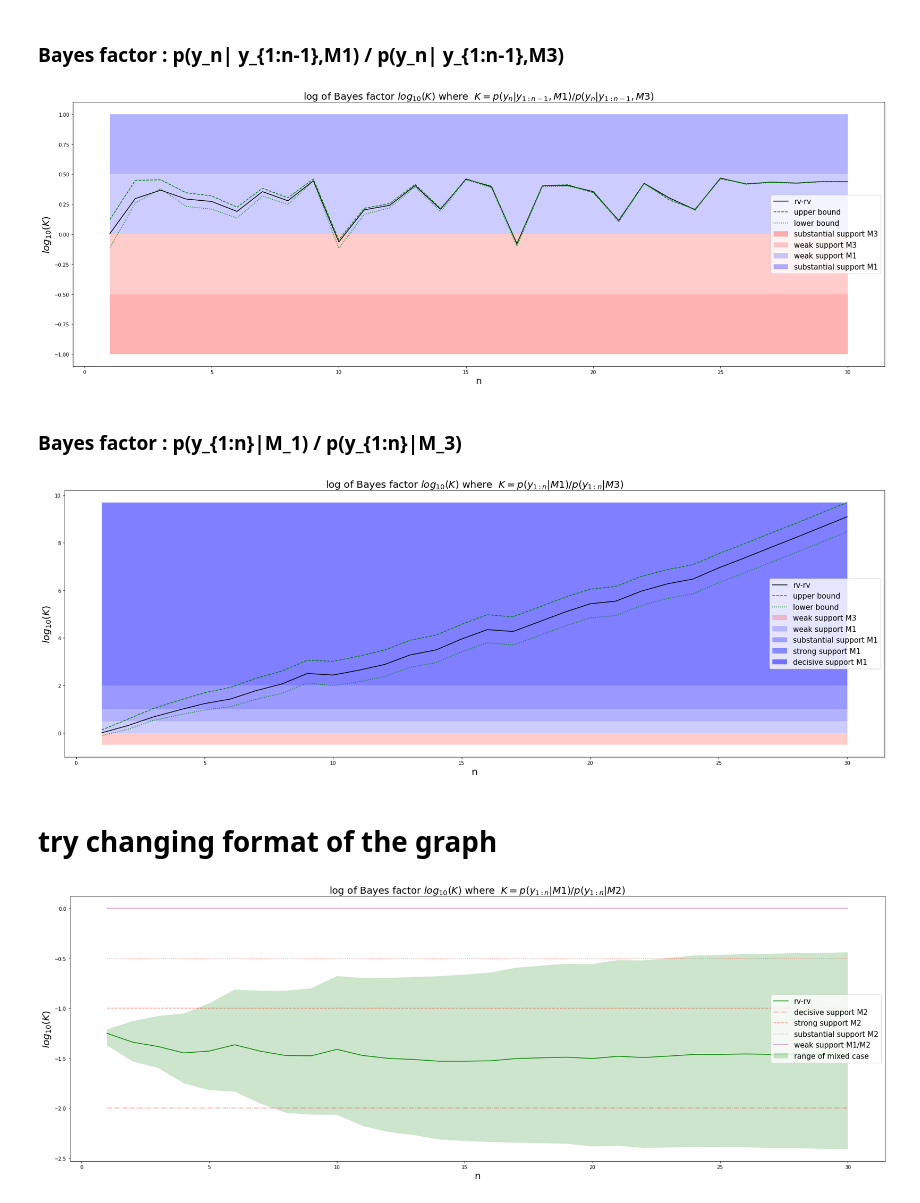
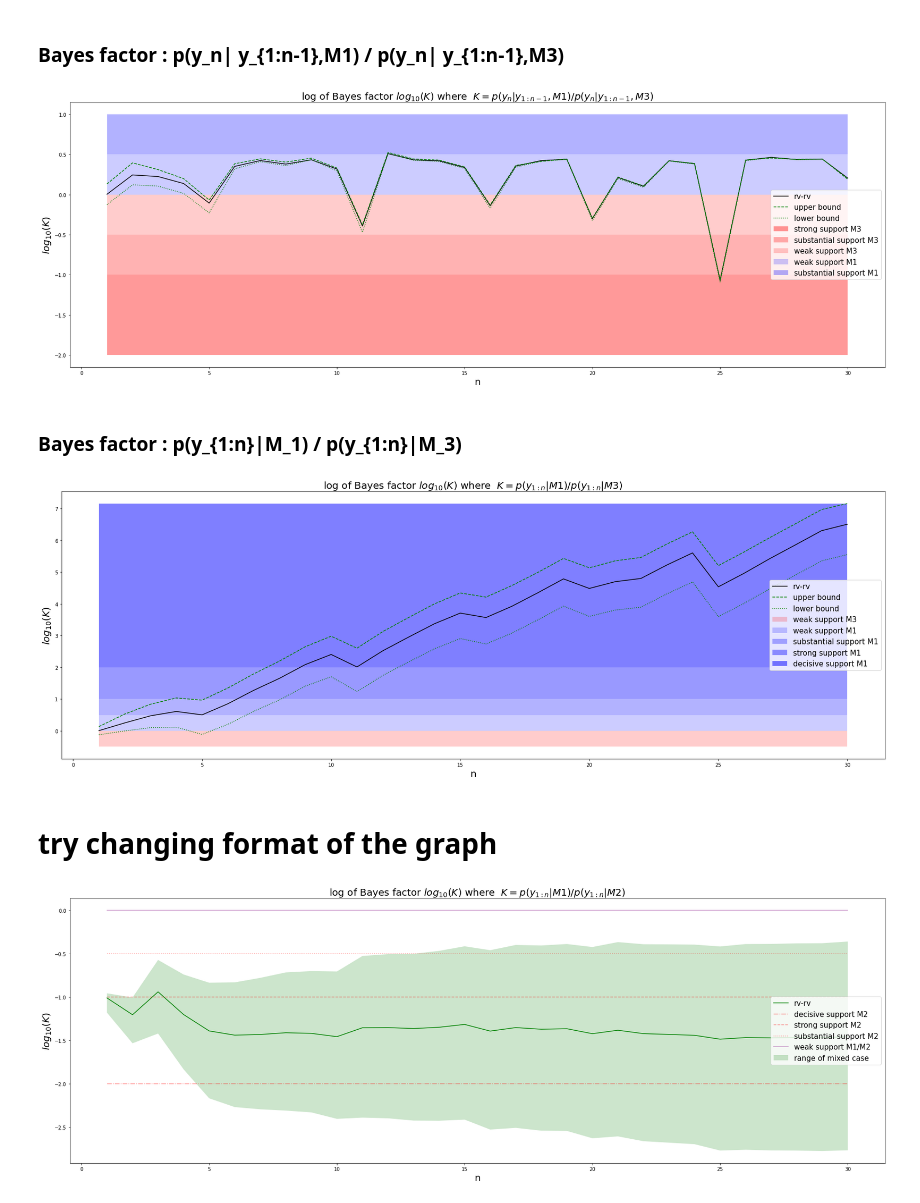
Before and after one commit to ChatchueaKimchaiwong/SMC-coding, a Jupyter notebook: nstep random walk for different type of uncertainty/nstep random walk for different type of uncertainty.ipynb, the cells around one changed output. Saved outputs shown, nothing was run; the diff lists cells and outputs as text; code cells hidden in the pictures.

```diff
--- a/nstep random walk for different type of uncertainty/nstep random walk for different type of uncertainty.ipynb
+++ b/nstep random walk for different type of uncertainty/nstep random walk for different type of uncertainty.ipynb
@@ -180,9 +180,9 @@ X = [] #lower bound for credibility duv-duv case
 for i in np.arange(n):
     if a <= Mun[i] <= b:
         if abs(a-Mun[i]) <= abs(b-Mun[i]):
-            X.append(1-(math.exp((-1/(2*(Pnn[i])))*((a-Mun[i])**2 )))) #1-f(a)
+            X.append(1-(normpos(a, Mun[i], Pnn[i]))) #1-f(a)
         else :
-            X.append(1-(math.exp((-1/(2*(Pnn[i])))*((b-Mun[i])**2 )))) #1-f(b)
+            X.append(1-(normpos(b, Mun[i], Pnn[i]))) #1-f(b)
     elif Mun[i] < a:
         X.append(0) #1-f(mean)
     else :
@@ -192,7 +192,7 @@ for i in np.arange(n):
 D = [] #maximum value of function = credibility duv-rv case
 for i in np.arange(n):
     def f(x):
-        return (math.exp((-1/(2*P00[i]))*((x-Mu0[i])**2 )))* (norm(Mcco[i]*x + Mcre[i], Pc[i]**0.5).cdf(b) -
+        return (normpos(x, Mu0[i], P00[i]))* (norm(Mcco[i]*x + Mcre[i], Pc[i]**0.5).cdf(b) -
                                                       norm(Mcco[i]*x + Mcre[i], Pc[i]**0.5).cdf(a))
     fj1= f((minimize(lambda x: -f(x),a)).x) #set intial guess =a(left point of interval)
     fj2= f((minimize(lambda x: -f(x),b)).x) #set intial guess =b(right point of interval)
@@ -202,7 +202,7 @@ for i in np.arange(n):
 Y = [] #lower bound for credibility duv-rv case
 for i in np.arange(n):
     def f(x):
-        return 1- ((math.exp((-1/(2*P00[i]))*((x-Mu0[i])**2 )))* (1 - norm(Mcco[i]*x + Mcre[i], Pc[i]**0.5).cdf(b) +
+        return 1- ((normpos(x, Mu0[i], P00[i]))* (1 - norm(Mcco[i]*x + Mcre[i], Pc[i]**0.5).cdf(b) +
                                                           norm(Mcco[i]*x + Mcre[i], Pc[i]**0.5).cdf(a)))
     fj1= f((minimize(f,a)).x) #set intial guess =a(left point of interval)
     fj2= f((minimize(f,b)).x) #set intial guess =b(right point of interval)
@@ -772,35 +772,35 @@ for i in np.arange(n):
     def f(x):
         c = norm(y[0][i], Pyn0[i]**0.5).pdf(y[0][i]) #by substitute x0= (yn - rem )/coef we get mean = yn
         return c- ((normpos(x, newMu0[i], newP00[i]))* (c-norm(coyn[i]*x + reyn[i], Pyn0[i]**0.5).pdf(y[0][i])))
     j1 = minimize(f,newMu0[i] + (newP00[i]**0.5)).x  ##set intial guess =m0 +- sig0
     j2 = minimize(f,newMu0[i] - (newP00[i]**0.5)).x
     fj = min(f(j1),f(j2))
     Y3.append(fj[0])
 
 low3 = np.log10(np.array(Y)/np.array(D3))
 up3 = np.log10(np.array(D)/np.array(Y3))
 prob3 = np.log10(np.array(cred)/np.array(cred3))
 
 end = 30 #end of graph
 plt.figure(figsize=(30,10))
 plt.title("log of Bayes factor $log_{10}(K)$ where  $ K= p(y_n| y_{1:n-1},M1) / p(y_n| y_{1:n-1},M3)$", fontsize = 20)
 plt.xlabel('n',fontsize=20)
 plt.ylabel('$log_{10}(K)$', fontsize=20)
 plt.plot(np.arange(start=1, stop=end+1, step=1),prob3[0:end],linestyle='-',color='black',label='rv-rv')
 plt.plot(np.arange(start=1, stop=end+1, step=1),up3[0:end],linestyle='dashed',color='green',label='upper bound')
 plt.plot(np.arange(start=1, stop=end+1, step=1),low3[0:end],linestyle='dotted',color='green',label='lower bound')
 #plt.fill_between(np.arange(start=1, stop=end+1, step=1),[min(low3[0:end])]*end,[-2]*end, color='red', alpha=0.5,edgecolor= 'none',label='decisive support M3')
-#plt.fill_between(np.arange(start=1, stop=end+1, step=1),[-2]*end,[-1]*end, color='red', alpha=0.4,edgecolor= 'none',label='strong support M3')
+plt.fill_between(np.arange(start=1, stop=end+1, step=1),[-2]*end,[-1]*end, color='red', alpha=0.4,edgecolor= 'none',label='strong support M3')
 plt.fill_between(np.arange(start=1, stop=end+1, step=1),[-1]*end,[-0.5]*end, color='red', alpha=0.3,edgecolor= 'none',label='substantial support M3')
 plt.fill_between(np.arange(start=1, stop=end+1, step=1),[-0.5]*end,[0]*end, color='red', alpha=0.2,edgecolor= 'none',label='weak support M3')
 plt.fill_between(np.arange(start=1, stop=end+1, step=1),[0]*end,[0.5]*end, color='blue', alpha=0.2,edgecolor= 'none',label='weak support M1')
 plt.fill_between(np.arange(start=1, stop=end+1, step=1),[0.5]*end,[1]*end, color='blue', alpha=0.3,edgecolor= 'none',label='substantial support M1')
 #plt.fill_between(np.arange(start=1, stop=end+1, step=1),[1]*end,[2]*end, color='blue', alpha=0.4,edgecolor= 'none',label='strong support M1')
 #plt.fill_between(np.arange(start=1, stop=end+1, step=1),[2]*end,[max(up3[0:end])]*end, color='blue', alpha=0.5,edgecolor= 'none',label='decisive support M1')
 plt.legend(loc='right',fontsize=15)
 plt.show()
 # %% [output]
-[figure, old version]
+[figure, new version]
 # %% [markdown]
 ### Bayes factor : p(y_{1:n}|M_1) / p(y_{1:n}|M_3)
 # %%
@@ -834,7 +834,7 @@ plt.fill_between(np.arange(start=1, stop=end+1, step=1),[2]*end,[max(UB13[0:end]
 plt.legend(loc='right',fontsize=15)
 plt.show()
 # %% [output]
-[figure, old version]
+[figure, new version]
 # %% [markdown]
 # try changing format of the graph
 # %%
@@ -856,7 +856,7 @@ plt.plot(np.arange(start=1, stop=end+1, step=1),[0]*end,linestyle='solid',color=
 plt.legend(loc='right',fontsize=15)
 plt.show()
 # %% [output]
-[figure, old version]
+[figure, new version]
 # %%
 #try changing format of graph
 end = 30 #end of graph
```
Also changed, not shown: parts of 15 cells of this notebook.
